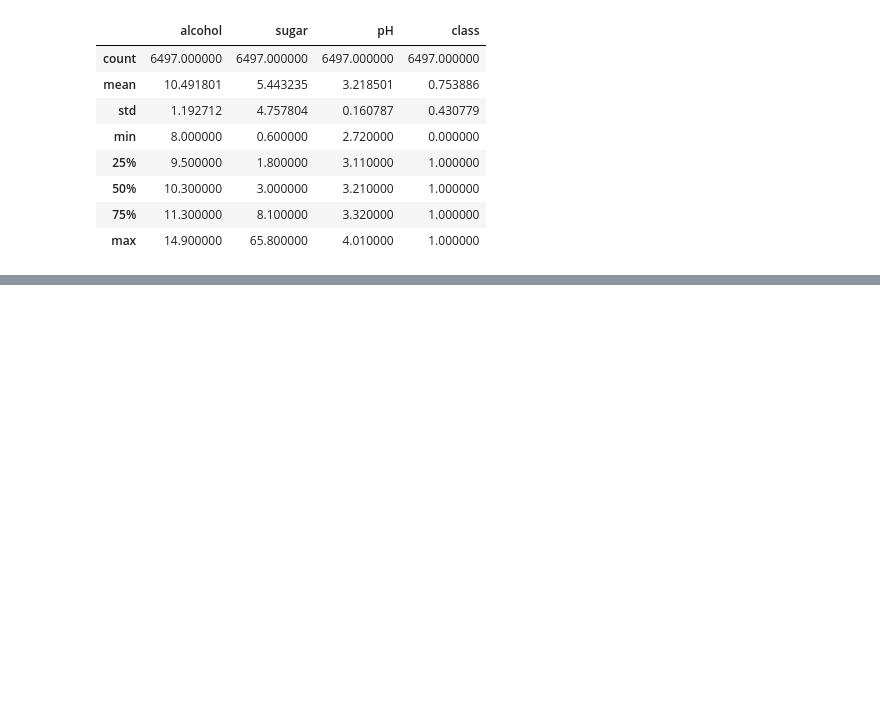
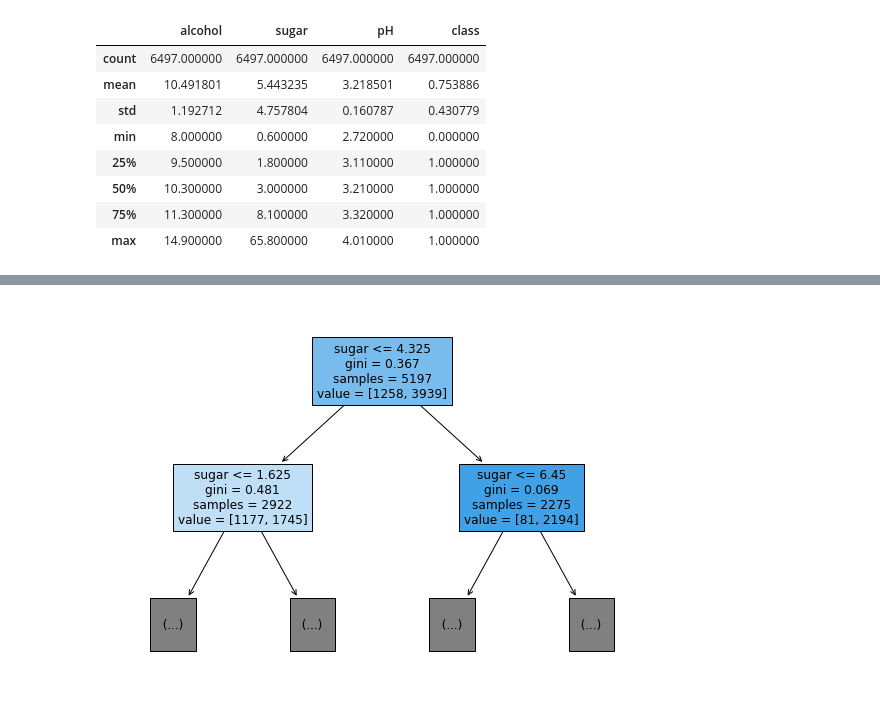
Before and after one commit to keizikang/self_study_mldl, a Jupyter notebook: 혼공머신_5장.ipynb, the cells around one changed output, grey strips where cells are left out. Drawn from its saved outputs; the diff is of its cells as text; code cells hidden in the pictures; blank space fills up the shorter version.

```diff
--- a/혼공머신_5장.ipynb
+++ b/혼공머신_5장.ipynb
@@ -55,0 +130,7 @@ wine.describe()
+# %%
+plt.figure(figsize=(10, 7))
+plot_tree(dt, max_depth=1, filled=True,
+          feature_names=['alcohol', 'sugar', 'pH'])
+plt.show()
+# %% [output]
+[figure, added]
```
Also changed, not shown: parts of 4 cells of this notebook.
